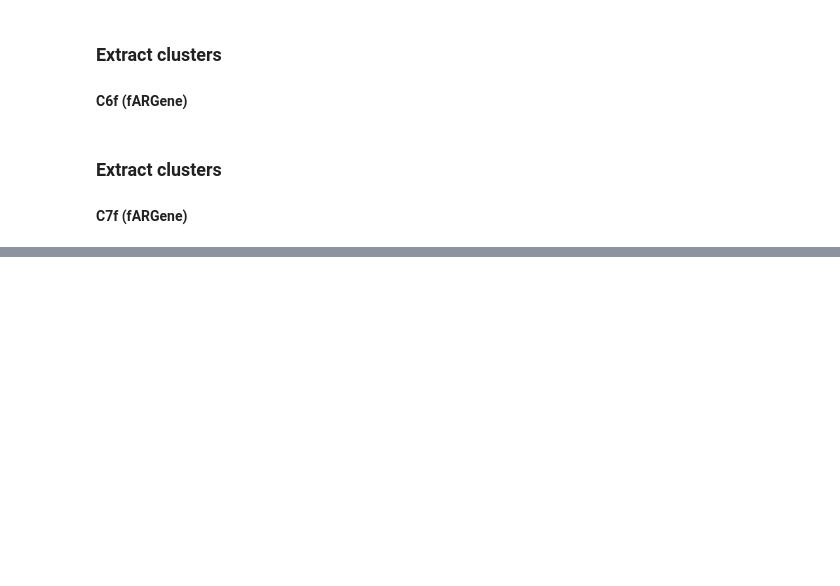
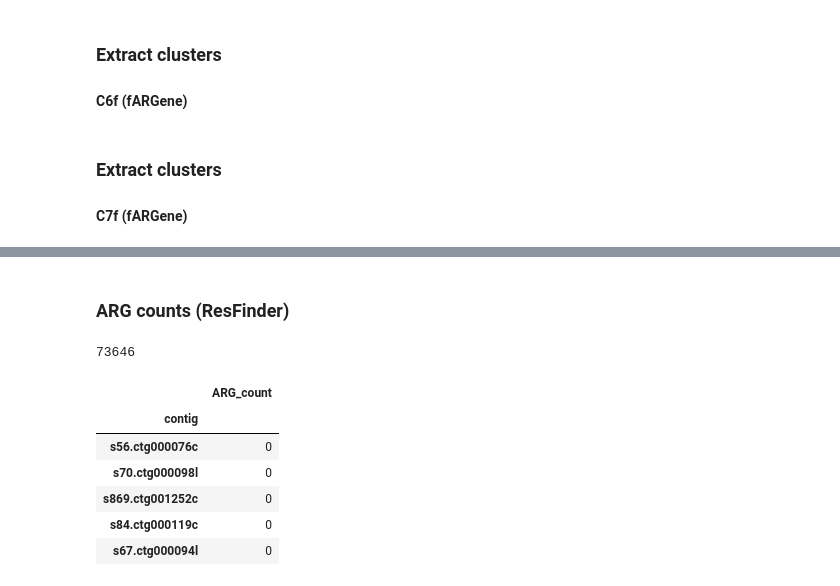
Before and after one commit to melinamarkkanen/Methylation, a Jupyter notebook: notebooks/UMAP_WW.ipynb, the cells around one changed output, grey strips where cells are left out. Drawn from its saved outputs; the diff is of its cells as text; code cells hidden in the pictures; blank space fills up the shorter version.

```diff
--- a/notebooks/UMAP_WW.ipynb
+++ b/notebooks/UMAP_WW.ipynb
@@ -3526,0 +4688,17 @@ with open(file_path, 'w') as file:
+# %% [markdown]
+### ARG counts (ResFinder)
+# %%
+file_path = '/scratch/project_2006608/Methylation/WW_data/SLU3_contigs/SLU3_ARG_counts.txt'
+
+SLU3_df_ARG_counts = pd.read_csv(file_path, sep='\t', index_col=0, header=0, low_memory=False)
+print(SLU3_df_ARG_counts.shape[0])
+SLU3_df_ARG_counts.head()
+# %% [output]
+73646
+|  | ARG_count |
+| contig |  |
+| s56.ctg000076c | 0 |
+| s70.ctg000098l | 0 |
+| s869.ctg001252c | 0 |
+| s84.ctg000119c | 0 |
+| s67.ctg000094l | 0 |
```
Also changed, not shown: parts of 211 cells of this notebook.
